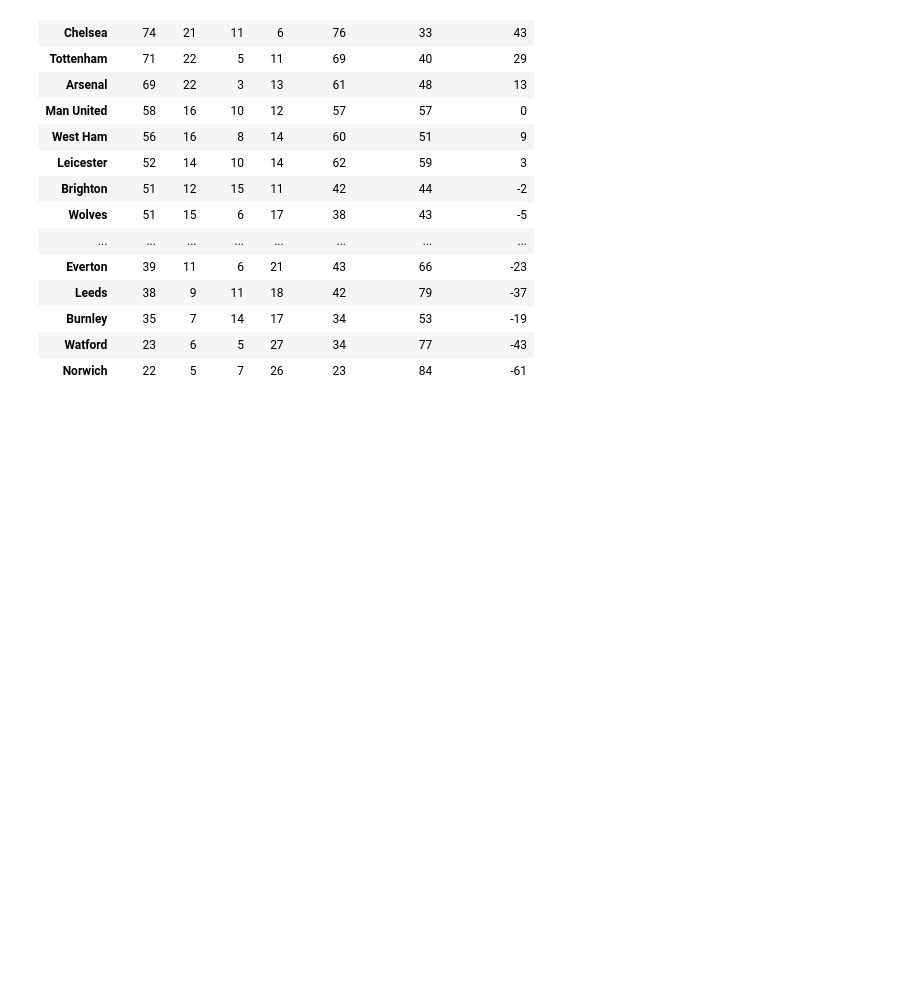
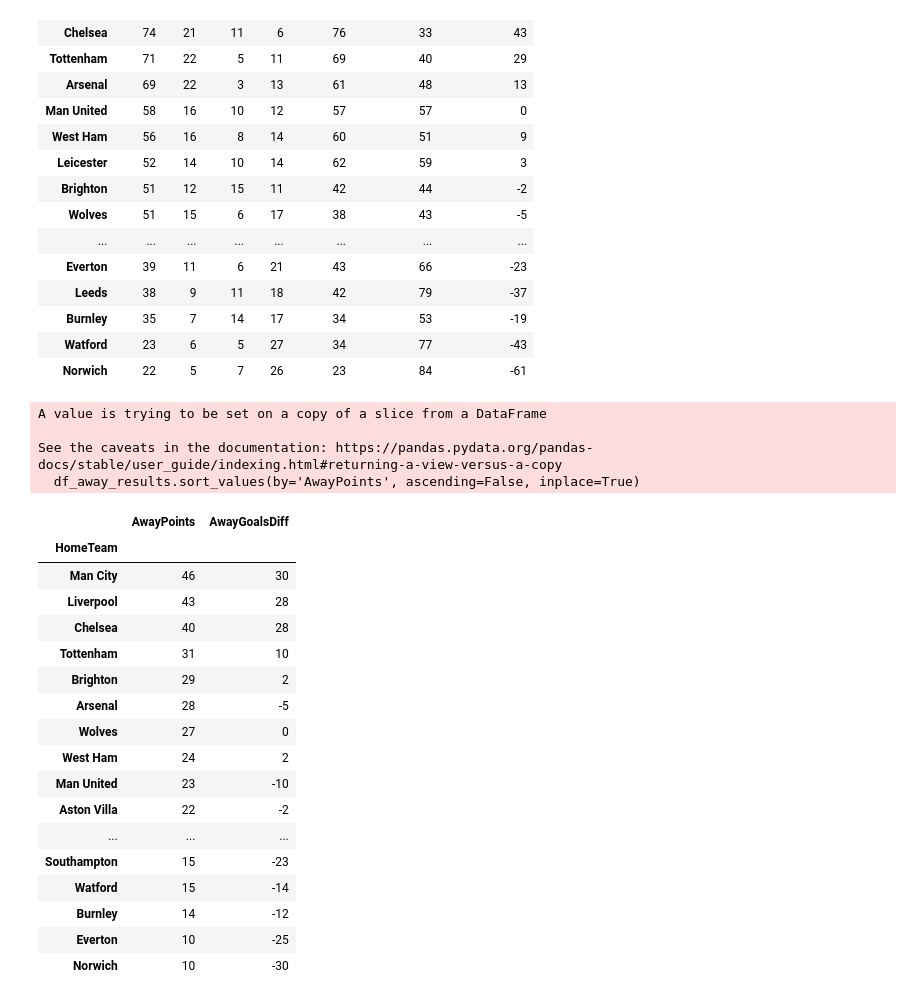
Before and after one commit to solstice035/footballdash, a Jupyter notebook: code/league.ipynb, the cells around one changed output. Cells and saved outputs as stored; diff of their text form; code cells hidden in the pictures; blank space fills up the shorter version.

Commit message:
started  away results analysis

```diff
--- a/code/league.ipynb
+++ b/code/league.ipynb
@@ -176,3 +176,32 @@ df_league.head(20)
 | Burnley | 35 | 7 | 14 | 17 | 34 | 53 | -19 |
 | Watford | 23 | 6 | 5 | 27 | 34 | 77 | -43 |
 | Norwich | 22 | 5 | 7 | 26 | 23 | 84 | -61 |
+# %%
+# Best away results
+
+df_away_results = df_league_temp[['AwayPoints', 'AwayGoalsDiff']]
+df_away_results.sort_values(by='AwayPoints', ascending=False, inplace=True)
+df_away_results.head(20)
+# %% [output]
+A value is trying to be set on a copy of a slice from a DataFrame
+
+See the caveats in the documentation: https://pandas.pydata.org/pandas-docs/stable/user_guide/indexing.html#returning-a-view-versus-a-copy
+  df_away_results.sort_values(by='AwayPoints', ascending=False, inplace=True)
+|  | AwayPoints | AwayGoalsDiff |
+| HomeTeam |  |  |
+| Man City | 46 | 30 |
+| Liverpool | 43 | 28 |
+| Chelsea | 40 | 28 |
+| Tottenham | 31 | 10 |
+| Brighton | 29 | 2 |
+| Arsenal | 28 | -5 |
+| Wolves | 27 | 0 |
+| West Ham | 24 | 2 |
+| Man United | 23 | -10 |
+| Aston Villa | 22 | -2 |
+| ... | ... | ... |
+| Southampton | 15 | -23 |
+| Watford | 15 | -14 |
+| Burnley | 14 | -12 |
+| Everton | 10 | -25 |
+| Norwich | 10 | -30 |
```
